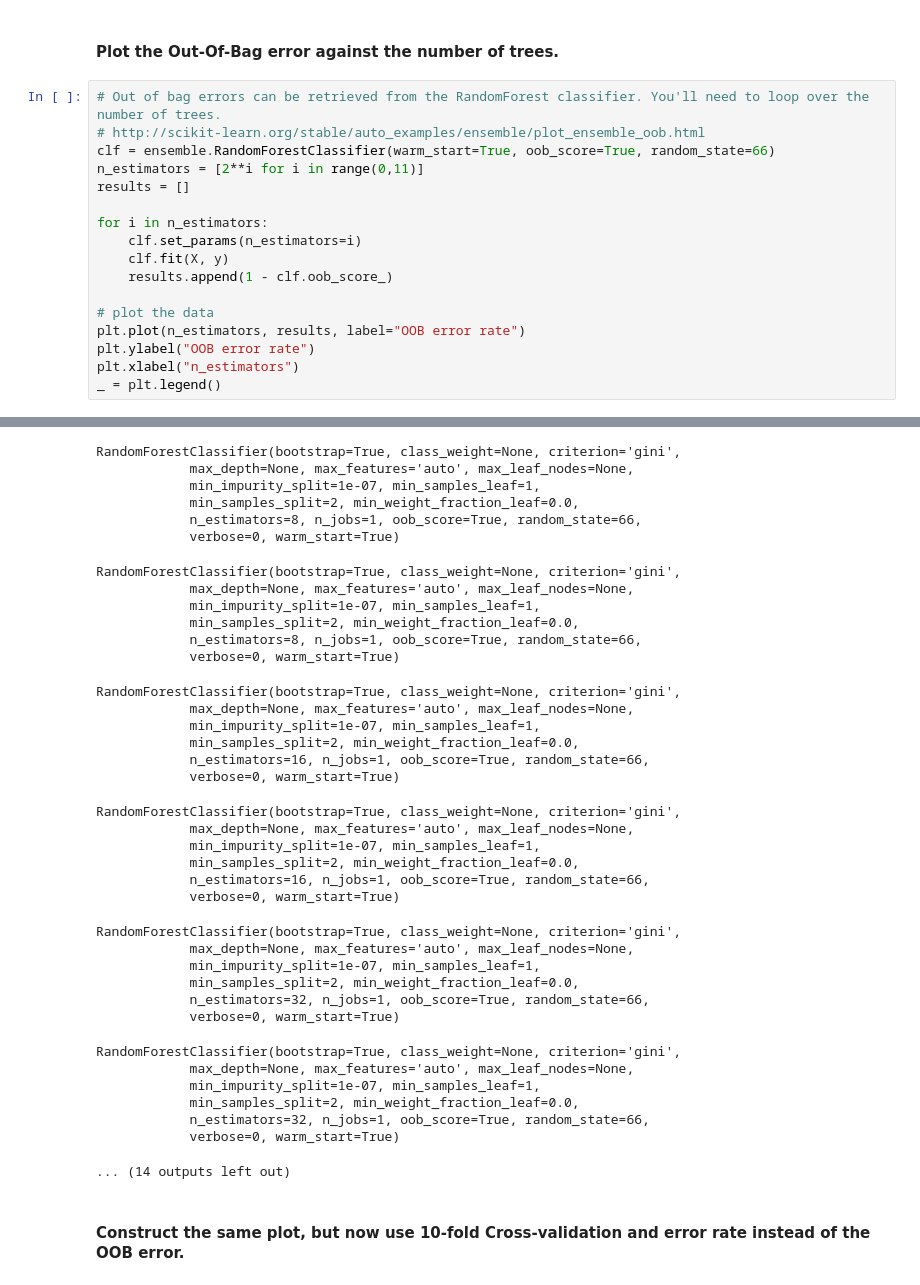
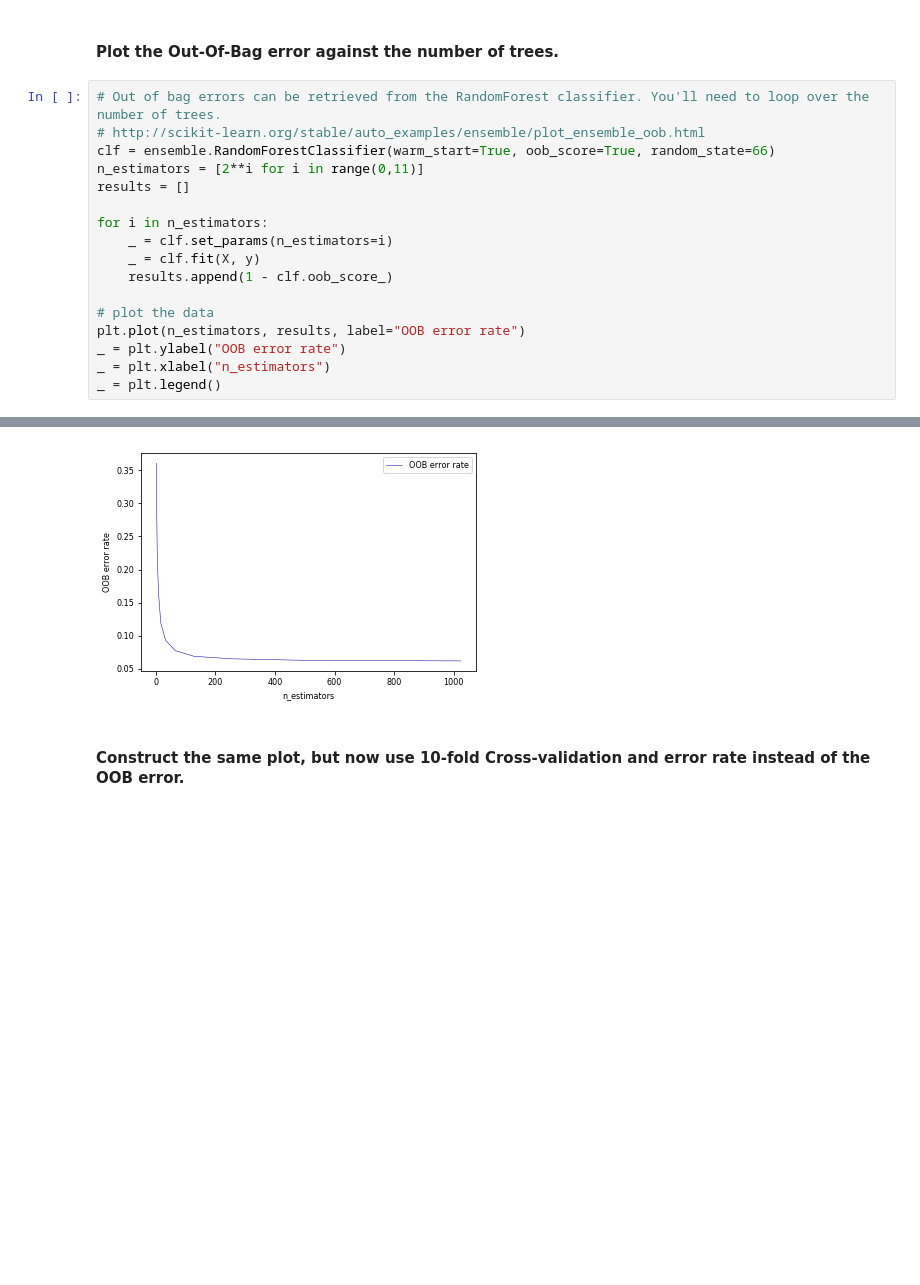
Before and after one commit to surajiyer/Machine-learning, a Jupyter notebook: A1-Iyer-Chen.ipynb, the cells around one changed output, grey strips where cells are left out. Drawn from its saved outputs; the diff is of its cells as text; blank space fills up the shorter version.

```diff
--- a/A1-Iyer-Chen.ipynb
+++ b/A1-Iyer-Chen.ipynb
@@ -498,13 +456,13 @@ n_estimators = [2**i for i in range(0,11)]
 results = []
 
 for i in n_estimators:
-    clf.set_params(n_estimators=i)
-    clf.fit(X, y)
+    _ = clf.set_params(n_estimators=i)
+    _ = clf.fit(X, y)
     results.append(1 - clf.oob_score_)
 
 # plot the data
 plt.plot(n_estimators, results, label="OOB error rate")
-plt.ylabel("OOB error rate")
-plt.xlabel("n_estimators")
+_ = plt.ylabel("OOB error rate")
+_ = plt.xlabel("n_estimators")
 _ = plt.legend()
 # %% [output]
@@ -547,40 +470,4 @@ RandomForestClassifier(bootstrap=True, class_weight=None, criterion='gini',
-RandomForestClassifier(bootstrap=True, class_weight=None, criterion='gini',
-            max_depth=None, max_features='auto', max_leaf_nodes=None,
-            min_impurity_split=1e-07, min_samples_leaf=1,
-            min_samples_split=2, min_weight_fraction_leaf=0.0,
-            n_estimators=8, n_jobs=1, oob_score=True, random_state=66,
-            verbose=0, warm_start=True)
-RandomForestClassifier(bootstrap=True, class_weight=None, criterion='gini',
-            max_depth=None, max_features='auto', max_leaf_nodes=None,
-            min_impurity_split=1e-07, min_samples_leaf=1,
-            min_samples_split=2, min_weight_fraction_leaf=0.0,
-            n_estimators=8, n_jobs=1, oob_score=True, random_state=66,
-            verbose=0, warm_start=True)
-RandomForestClassifier(bootstrap=True, class_weight=None, criterion='gini',
-            max_depth=None, max_features='auto', max_leaf_nodes=None,
-            min_impurity_split=1e-07, min_samples_leaf=1,
-            min_samples_split=2, min_weight_fraction_leaf=0.0,
-            n_estimators=16, n_jobs=1, oob_score=True, random_state=66,
-            verbose=0, warm_start=True)
-RandomForestClassifier(bootstrap=True, class_weight=None, criterion='gini',
-            max_depth=None, max_features='auto', max_leaf_nodes=None,
-            min_impurity_split=1e-07, min_samples_leaf=1,
-            min_samples_split=2, min_weight_fraction_leaf=0.0,
-            n_estimators=16, n_jobs=1, oob_score=True, random_state=66,
-            verbose=0, warm_start=True)
-RandomForestClassifier(bootstrap=True, class_weight=None, criterion='gini',
-            max_depth=None, max_features='auto', max_leaf_nodes=None,
-            min_impurity_split=1e-07, min_samples_leaf=1,
-            min_samples_split=2, min_weight_fraction_leaf=0.0,
-            n_estimators=32, n_jobs=1, oob_score=True, random_state=66,
-            verbose=0, warm_start=True)
-RandomForestClassifier(bootstrap=True, class_weight=None, criterion='gini',
-            max_depth=None, max_features='auto', max_leaf_nodes=None,
-            min_impurity_split=1e-07, min_samples_leaf=1,
-            min_samples_split=2, min_weight_fraction_leaf=0.0,
-            n_estimators=32, n_jobs=1, oob_score=True, random_state=66,
-            verbose=0, warm_start=True)
-... (14 outputs left out)
+[figure, added]
 # %% [markdown]
 #### Construct the same plot, but now use 10-fold Cross-validation and error rate instead of the OOB error.
 # %%
```
Also changed, not shown: parts of 29 cells of this notebook.
